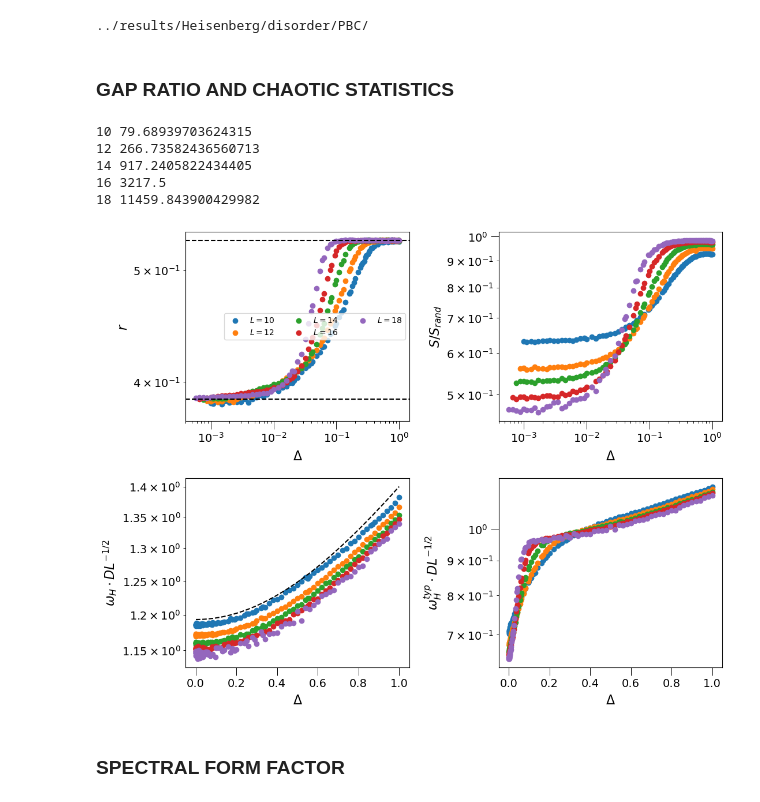
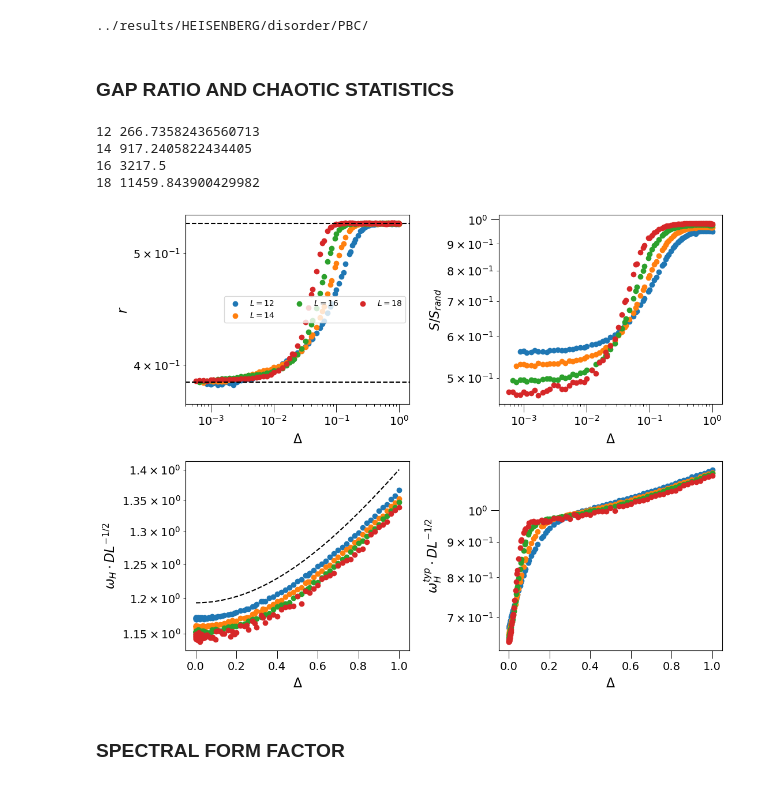
Before and after one commit to makskliczkowski/Transverse_Ising_ETH, a Jupyter notebook: IsignTransverse_ETH/Python/spectral_fun_notebook.ipynb, the cells around one changed output. Cells and saved outputs as stored; diff of their text form; code cells hidden in the pictures.

```diff
--- a/IsignTransverse_ETH/Python/spectral_fun_notebook.ipynb
+++ b/IsignTransverse_ETH/Python/spectral_fun_notebook.ipynb
@@ -6,13 +6,18 @@ import modules.thouless_times as thouless
 import modules.spectral_functions as spec_fun
 import modules.sff as sff
 import modules.adiabatics as agp
+import modules.anderson as anderson
 import importlib
-importlib.reload(hfun)
-importlib.reload(cf)
-importlib.reload(thouless)
-importlib.reload(spec_fun)
-importlib.reload(agp)
-importlib.reload(sff)
+def reload_modules():
+    importlib.reload(anderson)
+    importlib.reload(hfun)
+    importlib.reload(cf)
+    importlib.reload(thouless)
+    importlib.reload(spec_fun)
+    importlib.reload(agp)
+    importlib.reload(sff)
+
+reload_modules()
 
 from utils.fit_functions import *
 #--- importet in user module
@@ -52,7 +57,7 @@ from cmath import nan
 
 user_settings = getattr(cf.plot_settings, 'settings')
 # %% [output]
-../results/Heisenberg/disorder/PBC/
+../results/HEISENBERG/disorder/PBC/
 # %% [markdown]
 ### GAP RATIO AND CHAOTIC STATISTICS
 # %%
@@ -64,6 +69,9 @@ new_set_class.set_vs('g')
 new_set_class.set_scaling("L")
 new_set_class.set_scales(xscale='log', yscale='log')
 settings = getattr(new_set_class, 'settings')
+
+filename = cf.base_directory + "STATISTICS" + kPSep + "raw_data" + kPSep + hfun.info_param(cf.params_arr)
+data = hfun.load_stats(filename)
 
 param_copy = copy.deepcopy(cf.params_arr)
 vals = hfun.get_scaling_array(settings)
@@ -111,35 +119,34 @@ else:
     ax4.plot(xx, wH_analitycal(xx, cf.g, cf.w), linestyle='--', color='black', label=r"$\omega_H^{analitycal}$")
 
 
 ax1.axhline(y=0.5307, ls='--', color='black')
 ax1.axhline(y=0.3867, ls='--', color='black')
 ylabels = ["r", "S/S_{rand}", "\\omega_H\\cdot DL^{-1/2}", "\\omega_H^{typ}\\cdot DL^{-1/2}" ]
 for i, ax in enumerate([ax1,ax2,ax3,ax4]):
     xlab = hfun.var_name if settings['vs_idx'] == 2 else settings['vs']
     hfun.set_plot_elements(axis = ax, ylabel = ylabels[i], xlabel = xlab, settings=settings,
                             font_size=14, set_legend=False, xlim=(None, None), ylim=(None, None))
     #if settings['vs_idx'] != 0:
     #ax.set_yscale('linear')
     #ax.set_xscale('linear')
 
 ax3.set_xscale('linear')
 ax4.set_xscale('linear')
 ax1.legend(ncol=3)
 ax1.set_ylim(0.37, 0.54)
 #ax2.set_ylim(0.3, 1)
 fig.subplots_adjust(wspace=0.4, hspace=0.3)
 
 
 
  #--- reset defaults
 cf.params_arr = param_copy
 # %% [output]
-10 79.68939703624315
 12 266.73582436560713
 14 917.2405822434405
 16 3217.5
 18 11459.843900429982
-[figure, old version]
+[figure, new version]
 # %% [markdown]
 ### SPECTRAL FORM FACTOR
 # %%
```
Also changed, not shown: parts of 7 cells of this notebook, 14 other files.
